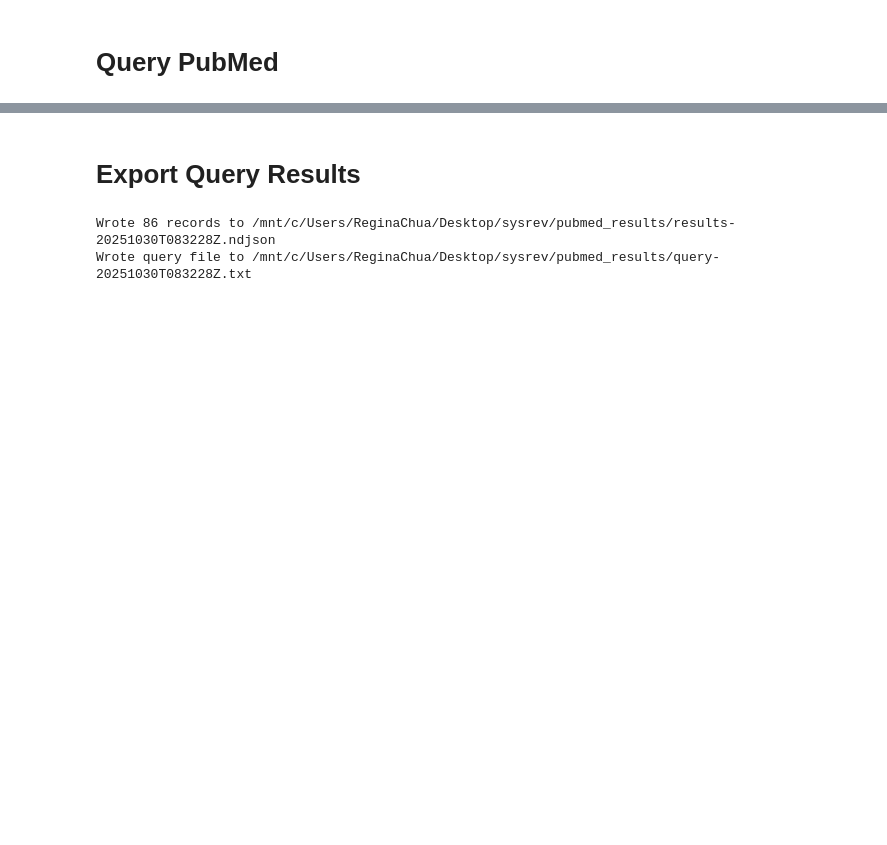
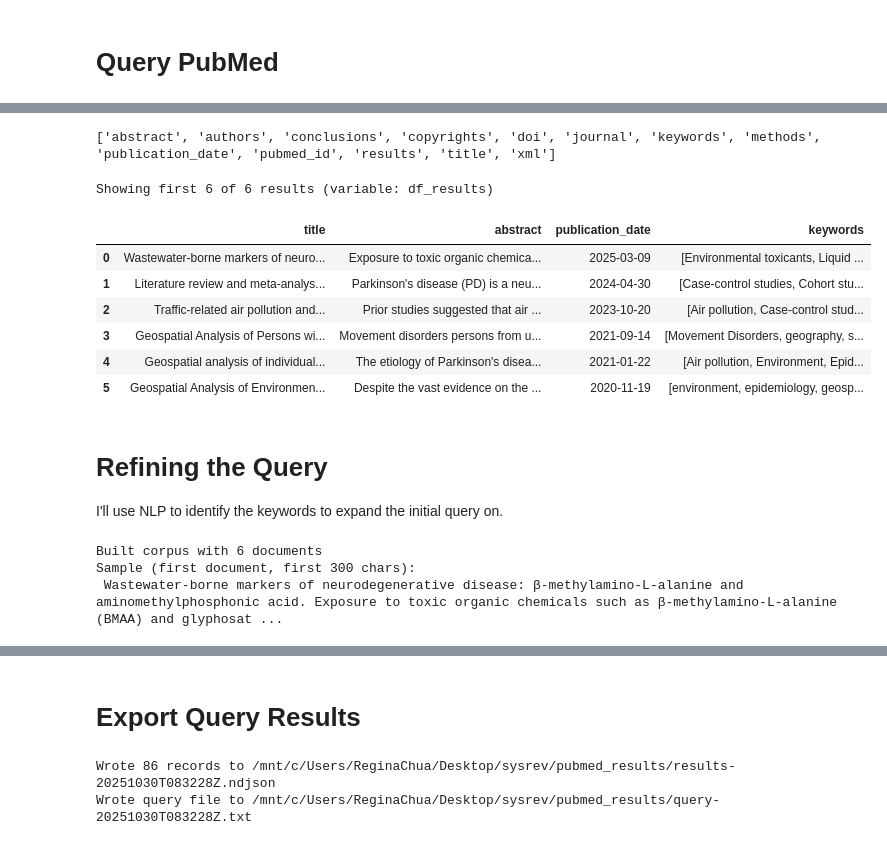
Before and after one commit to its-reg/sysrev, a Jupyter notebook: pubmed.ipynb, the cells around one changed output, grey strips where cells are left out. Saved outputs shown, nothing was run; the diff lists cells and outputs as text; code cells hidden in the pictures; blank space fills up the shorter version.

```diff
--- a/pubmed.ipynb
+++ b/pubmed.ipynb
@@ -57,0 +66,55 @@ results = list(pubmed.query(query, max_results=100))
+# %%
+# Preview `results` as a pandas DataFrame
+# This cell converts the `results` list (PubMed article objects) into a DataFrame
+# and displays a concise preview (first N rows).
+
+if 'results' not in globals() or not results:
+    print("`results` is not defined or empty. Run the query cell above to populate `results`.")
+else:
+    def _article_to_flat_dict(article):
+        # Try to leverage article.toJSON() when available
+        try:
+            raw = article.toJSON()
+            if isinstance(raw, str):
+                return json.loads(raw)
+            if isinstance(raw, dict):
+                return raw
+        except Exception:
+            pass
+
+        # Fallback: extract common attributes safely
+        return {
+            "pubmed_id": getattr(article, "pubmed_id", None),
+            "title": getattr(article, "title", None),
+            "publication_date": str(getattr(article, "publication_date", "") or ""),
+            "keywords": getattr(article, "keywords", None),
+            "abstract": getattr(article, "abstract", None),
+        }
+
+    df_results = pd.json_normalize([_article_to_flat_dict(a) for a in results])
+# %%
+# Preview the columns labels as a list before displaying the DataFrame
+print(df_results.columns.tolist())
+# %% [output]
+['abstract', 'authors', 'conclusions', 'copyrights', 'doi', 'journal', 'keywords', 'methods', 'publication_date', 'pubmed_id', 'results', 'title', 'xml']
+# %%
+# Pick nice default preview columns (if present)
+preview_cols = [c for c in ["title", "abstract", "publication_date", "keywords"] if c in df_results.columns]
+
+# Make output readable in the notebook
+pd.set_option('display.max_colwidth', 200)
+n = 10
+print(f"Showing first {min(n, len(df_results))} of {len(df_results)} results (variable: df_results)")
+display(df_results[preview_cols].head(n))
+# %% [output]
+Showing first 6 of 6 results (variable: df_results)
+|  | title | abstract | publication_date | keywords |
+| 0 | Wastewater-borne markers of neuro... | Exposure to toxic organic chemica... | 2025-03-09 | [Environmental toxicants, Liquid ... |
+| 1 | Literature review and meta-analys... | Parkinson's disease (PD) is a neu... | 2024-04-30 | [Case-control studies, Cohort stu... |
+| 2 | Traffic-related air pollution and... | Prior studies suggested that air ... | 2023-10-20 | [Air pollution, Case-control stud... |
+| 3 | Geospatial Analysis of Persons wi... | Movement disorders persons from u... | 2021-09-14 | [Movement Disorders, geography, s... |
+| 4 | Geospatial analysis of individual... | The etiology of Parkinson's disea... | 2021-01-22 | [Air pollution, Environment, Epid... |
+| 5 | Geospatial Analysis of Environmen... | Despite the vast evidence on the ... | 2020-11-19 | [environment, epidemiology, geosp... |
+# %% [markdown]
+# Refining the Query
+I'll use NLP to identify the keywords to expand the initial query on.
@@ -57,0 +167,14 @@ results = list(pubmed.query(query, max_results=100))
+# %%
+# Combine relevant text columns into a single corpus (safe now)
+try:
+    corpus = [_to_text(r) for r in df_results.to_dict(orient='records')]
+    print(f"Built corpus with {len(corpus)} documents")
+    if corpus:
+        print("Sample (first document, first 300 chars):\n", corpus[0][:300])
+except Exception as e:
+    # Provide a helpful debugging hint rather than failing silently
+    raise RuntimeError("Failed to build corpus from df_results — check the data types in your text columns") from e
+# %% [output]
+Built corpus with 6 documents
+Sample (first document, first 300 chars):
+ Wastewater-borne markers of neurodegenerative disease: β-methylamino-L-alanine and aminomethylphosphonic acid. Exposure to toxic organic chemicals such as β-methylamino-L-alanine (BMAA) and glyphosat ...
```
Also changed, not shown: parts of 16 cells of this notebook, 1 other file.
